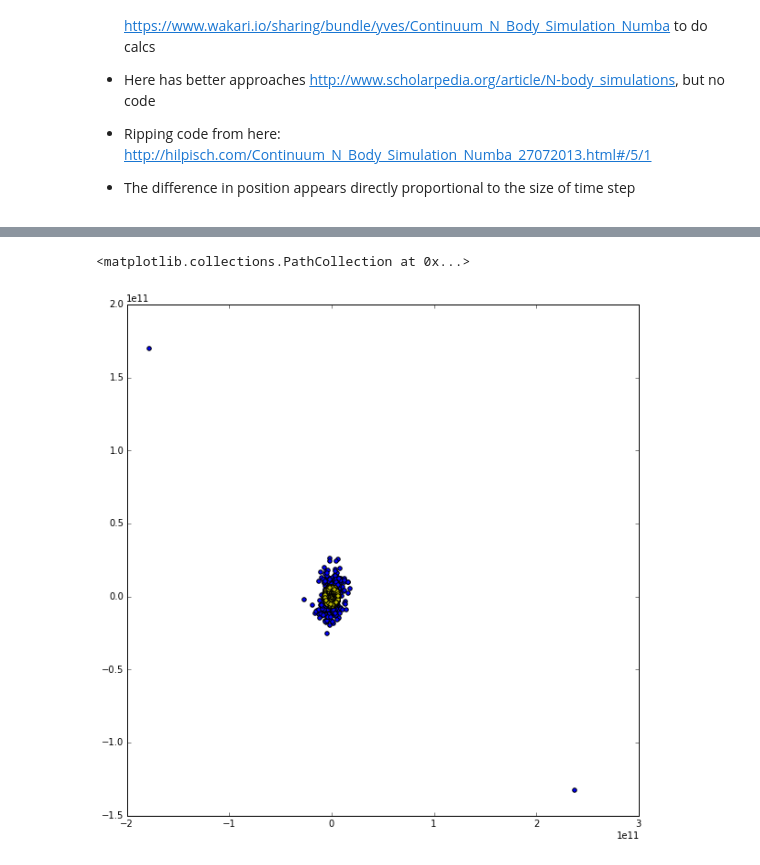
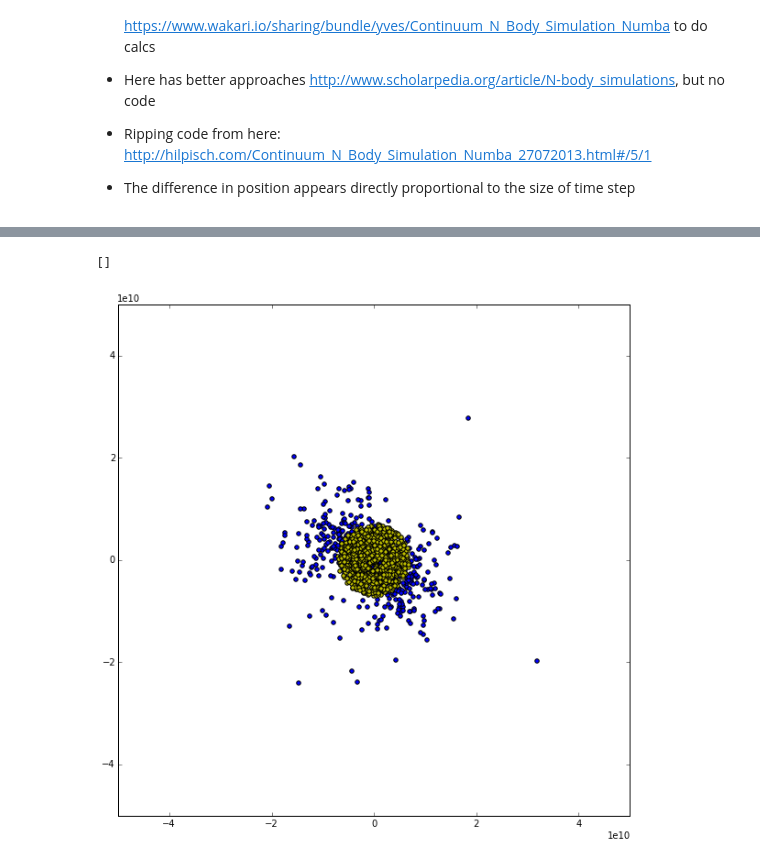
Before and after one commit to saichikine/Jupiter_SPH, a Jupyter notebook: main.ipynb, the cells around one changed output, grey strips where cells are left out. Saved outputs shown, nothing was run; the diff lists cells and outputs as text; code cells hidden in the pictures.

```diff
--- a/main.ipynb
+++ b/main.ipynb
@@ -235,7 +233,10 @@ print xyDistribution - xyDistributionOld
 # %%
 plt.figure(figsize=(10,10))
 plt.scatter(xyDistribution[:,0], xyDistribution[:,1], c='b')
 plt.scatter(xyDistributionOld[:,0], xyDistributionOld[:,1], c='y')
+plt.xlim(-0.5e11, 0.5e11)
+plt.ylim(-0.5e11, 0.5e11)
+plt.plot()
 # %% [output]
-<matplotlib.collections.PathCollection at 0x...>
+[]
-[figure, old version]
+[figure, new version]
```
Also changed, not shown: parts of 4 cells of this notebook.
